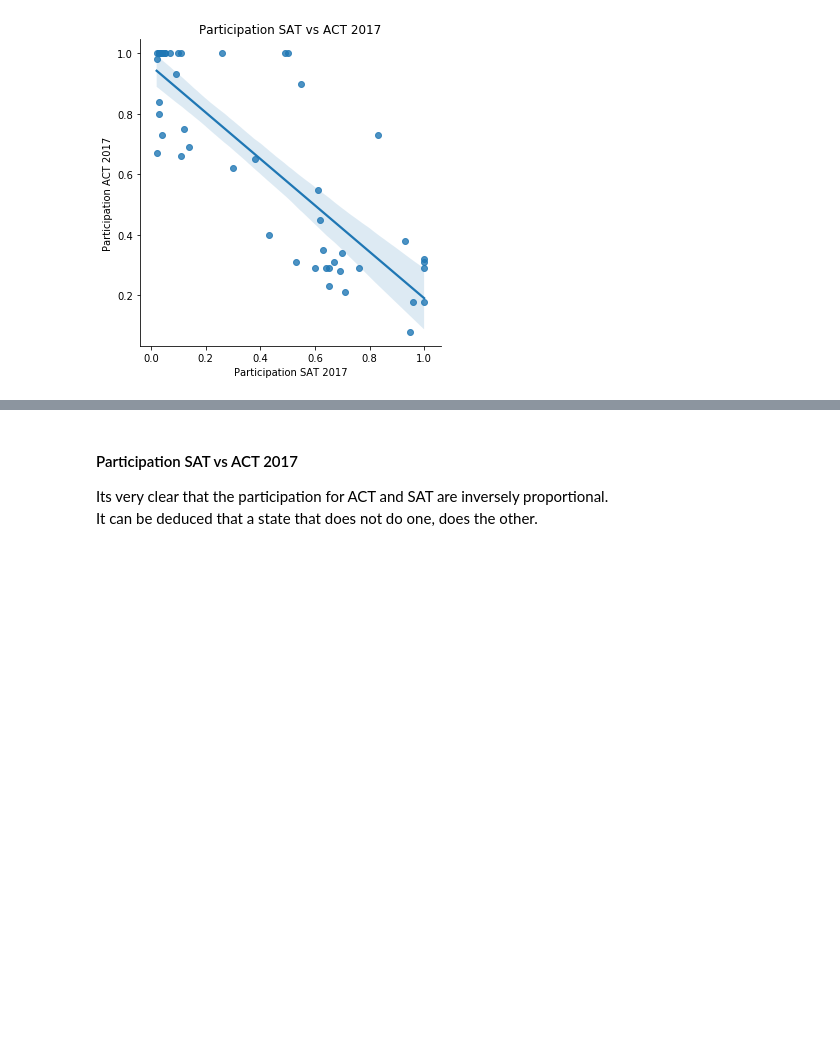
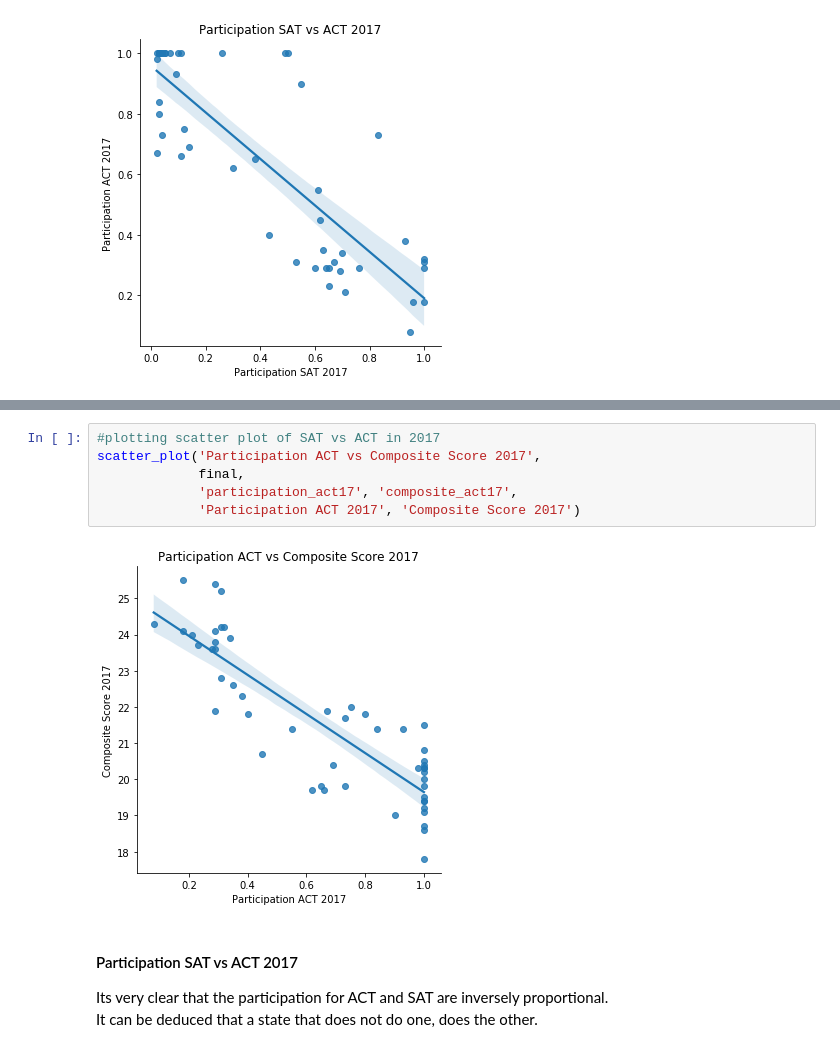
Before and after one commit to fadhilaffandi/dsiprojects, a Jupyter notebook: project_1/code/SAT_ACT_Analysis.ipynb, the cells around one changed output, grey strips where cells are left out. Drawn from its saved outputs; the diff is of its cells as text; blank space fills up the shorter version.

```diff
--- a/project_1/code/SAT_ACT_Analysis.ipynb
+++ b/project_1/code/SAT_ACT_Analysis.ipynb
@@ -1102,3 +1123,11 @@ scatter_plot('Participation SAT vs ACT 2017',
+# %%
+#plotting scatter plot of SAT vs ACT in 2017
+scatter_plot('Participation ACT vs Composite Score 2017',
+             final,
+             'participation_act17', 'composite_act17',
+             'Participation ACT 2017', 'Composite Score 2017')
+# %% [output]
+[figure, added]
 # %% [markdown]
 #### Participation SAT vs ACT 2017
 
```
Also changed, not shown: parts of 7 cells of this notebook, 2 other files.
